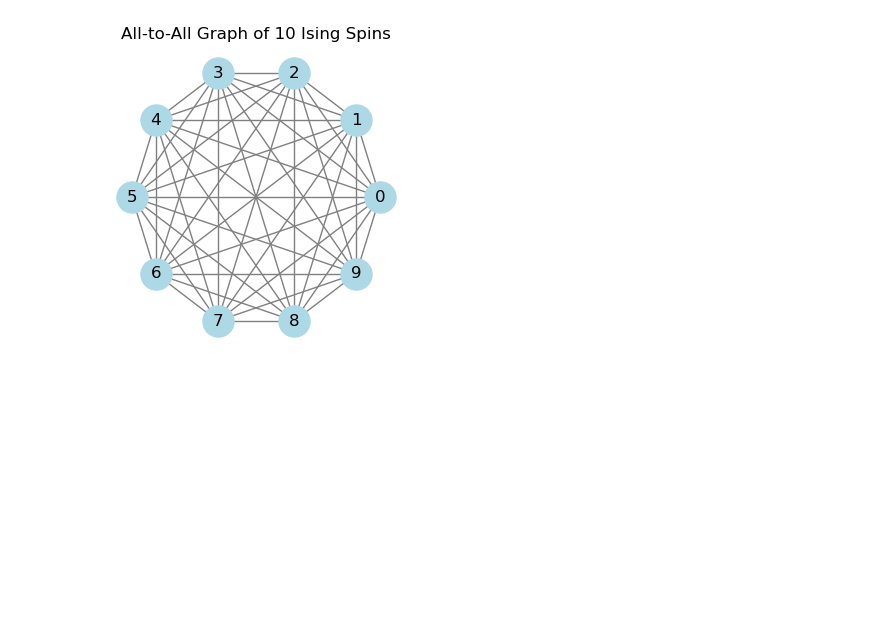
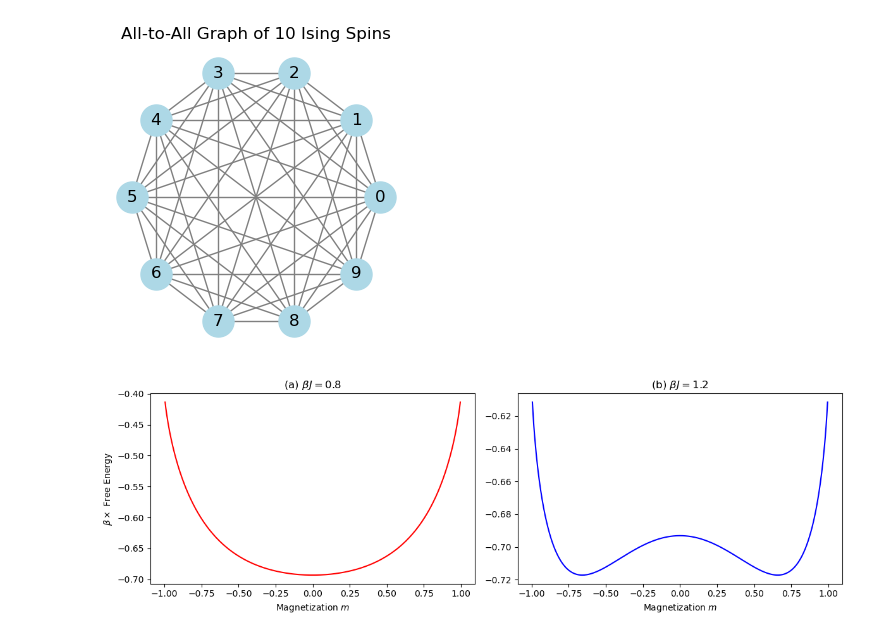
Before and after one commit to Hallatscheklab/StatPhys, a Jupyter notebook: _sources/figures/figure-generation.ipynb, the cells around one changed output. Drawn from its saved outputs; the diff is of its cells as text; code cells hidden in the pictures; blank space fills up the shorter version.

```diff
--- a/_sources/figures/figure-generation.ipynb
+++ b/_sources/figures/figure-generation.ipynb
@@ -54,3 +54,37 @@ plt.savefig("all-to-all.png")
 plt.show()
 # %% [output]
 [figure]
+# %%
+import matplotlib.pyplot as plt
+import numpy as np
+
+# Corrected free energy function based on the updated formula
+def corrected_free_energy_m(m, beta_J):
+    return -0.5 * beta_J * m**2 + 0.5 * (1 + m) * np.log((1 + m) / 2) + 0.5 * (1 - m) * np.log((1 - m) / 2)
+
+# Magnetization range
+m = np.linspace(-1, 1, 400)
+
+# Calculate corrected free energy for beta*J = 1 and beta*J = -1
+corrected_free_energy_beta_J_pos = corrected_free_energy_m(m, 0.8)
+corrected_free_energy_beta_J_neg = corrected_free_energy_m(m, 1.2)
+
+# Plotting corrected free energy
+fig, axs = plt.subplots(1, 2, figsize=(12, 4))
+
+# Subfigure (a) - beta*J = 1
+axs[0].plot(m, corrected_free_energy_beta_J_pos, 'r-')
+axs[0].set_title(r'(a) $\beta J = 0.8$')
+axs[0].set_xlabel('Magnetization $m$')
+axs[0].set_ylabel(r'$\beta \times$ Free Energy')
+
+# Subfigure (b) - beta*J = -1
+axs[1].plot(m, corrected_free_energy_beta_J_neg, 'b-')
+axs[1].set_title(r'(b) $\beta J = 1.2$')
+axs[1].set_xlabel('Magnetization $m$')
+
+plt.tight_layout()
+plt.savefig('all-to-all-free-energy.png')
+plt.show()
+# %% [output]
+[figure, added]
```
Also changed, not shown: 6 other files.
